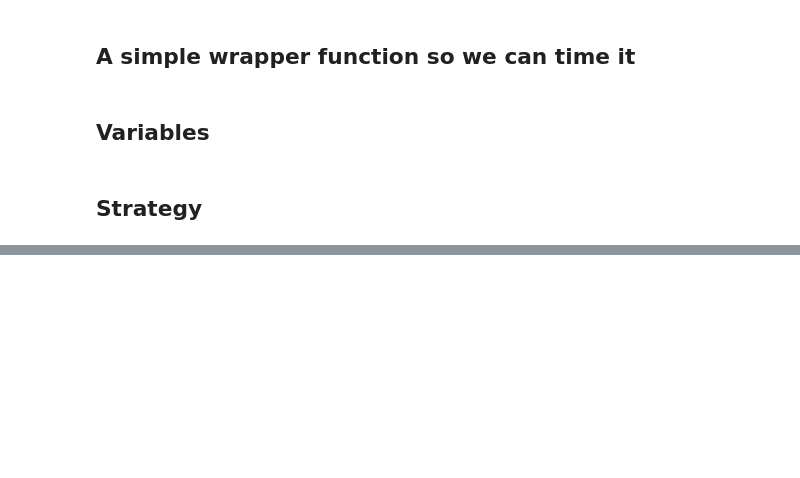
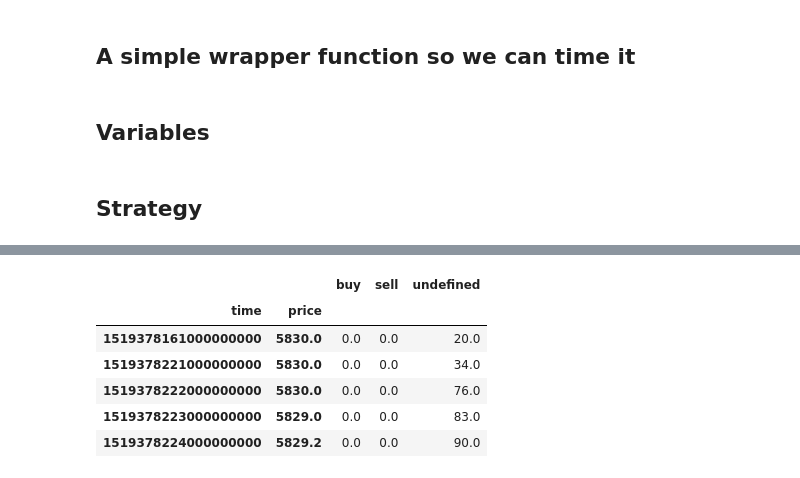
Before and after one commit to Sahanduiuc/roq-jupyter, a Jupyter notebook: notebooks/simple.ipynb, the cells around one changed output, grey strips where cells are left out. Saved outputs shown, nothing was run; the diff lists cells and outputs as text; code cells hidden in the pictures; blank space fills up the shorter version.

```diff
--- a/notebooks/simple.ipynb
+++ b/notebooks/simple.ipynb
@@ -327 +325,11 @@ Invoked with: <roq.client.Collector object at 0x...>; kwargs: exchange='CFFEX',
+# %%
+trade_summary.head()
+# %% [output]
+|  |  | buy | sell | undefined |
+| time | price |  |  |  |
+| 1519378161000000000 | 5830.0 | 0.0 | 0.0 | 20.0 |
+| 1519378221000000000 | 5830.0 | 0.0 | 0.0 | 34.0 |
+| 1519378222000000000 | 5830.0 | 0.0 | 0.0 | 76.0 |
+| 1519378223000000000 | 5829.0 | 0.0 | 0.0 | 83.0 |
+| 1519378224000000000 | 5829.2 | 0.0 | 0.0 | 90.0 |
 # %%
```
Also changed, not shown: parts of 14 cells of this notebook.
